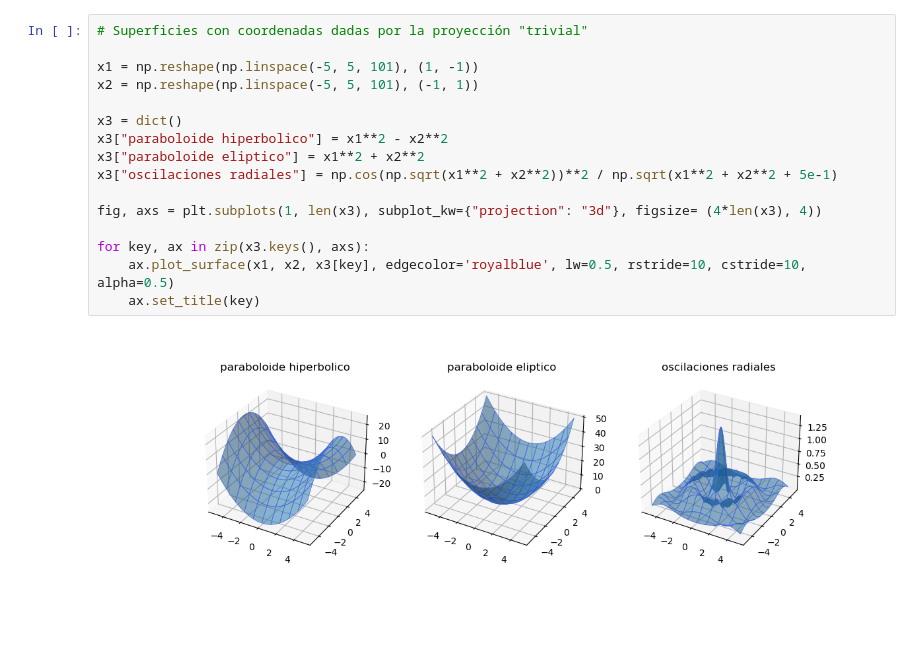
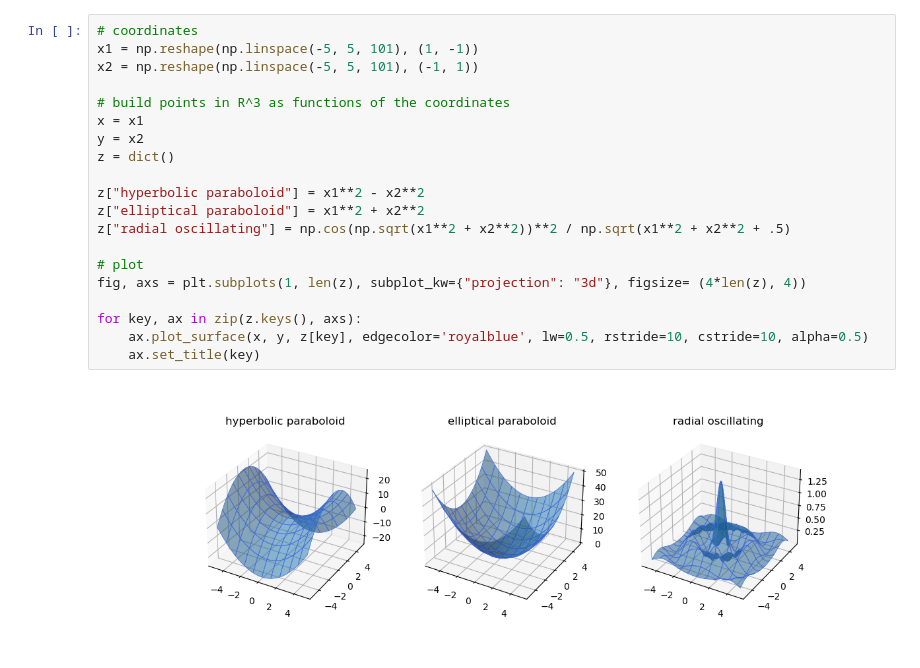
Before and after one commit to diego-fpv/diff-geo, a Jupyter notebook: n_cartas.ipynb, the cells around one changed output. Drawn from its saved outputs; the diff is of its cells as text; blank space fills up the shorter version.

```diff
--- a/n_cartas.ipynb
+++ b/n_cartas.ipynb
@@ -13,19 +24,23 @@ Cuando podemos escribir el conjunto abierto de la variedad 2D como $x^3(x^1, x^2
 # %%
-# Superficies con coordenadas dadas por la proyección "trivial"
-
+# coordinates
 x1 = np.reshape(np.linspace(-5, 5, 101), (1, -1))
 x2 = np.reshape(np.linspace(-5, 5, 101), (-1, 1))
 
-x3 = dict()
-x3["paraboloide hiperbolico"] = x1**2 - x2**2
-x3["paraboloide eliptico"] = x1**2 + x2**2
-x3["oscilaciones radiales"] = np.cos(np.sqrt(x1**2 + x2**2))**2 / np.sqrt(x1**2 + x2**2 + 5e-1)
+# build points in R^3 as functions of the coordinates
+x = x1
+y = x2
+z = dict()
 
-fig, axs = plt.subplots(1, len(x3), subplot_kw={"projection": "3d"}, figsize= (4*len(x3), 4))
+z["hyperbolic paraboloid"] = x1**2 - x2**2
+z["elliptical paraboloid"] = x1**2 + x2**2
+z["radial oscillating"] = np.cos(np.sqrt(x1**2 + x2**2))**2 / np.sqrt(x1**2 + x2**2 + .5)
 
-for key, ax in zip(x3.keys(), axs):
-    ax.plot_surface(x1, x2, x3[key], edgecolor='royalblue', lw=0.5, rstride=10, cstride=10, alpha=0.5)
+# plot
+fig, axs = plt.subplots(1, len(z), subplot_kw={"projection": "3d"}, figsize= (4*len(z), 4))
+
+for key, ax in zip(z.keys(), axs):
+    ax.plot_surface(x, y, z[key], edgecolor='royalblue', lw=0.5, rstride=10, cstride=10, alpha=0.5)
     ax.set_title(key)
 # %% [output]
-[figure, old version]
+[figure, new version]
 # %% [markdown]
```
Also changed, not shown: parts of 13 cells of this notebook.
